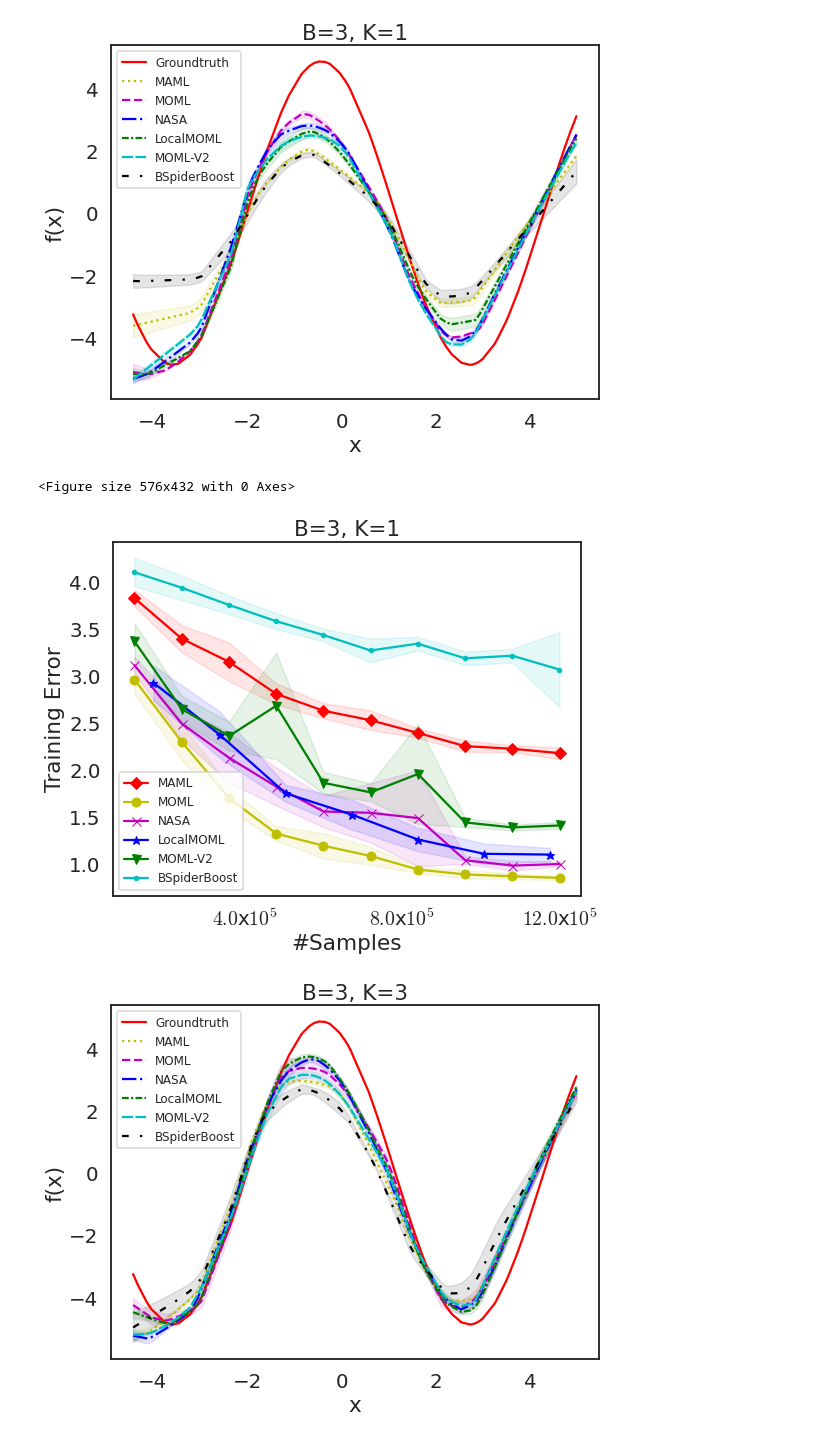
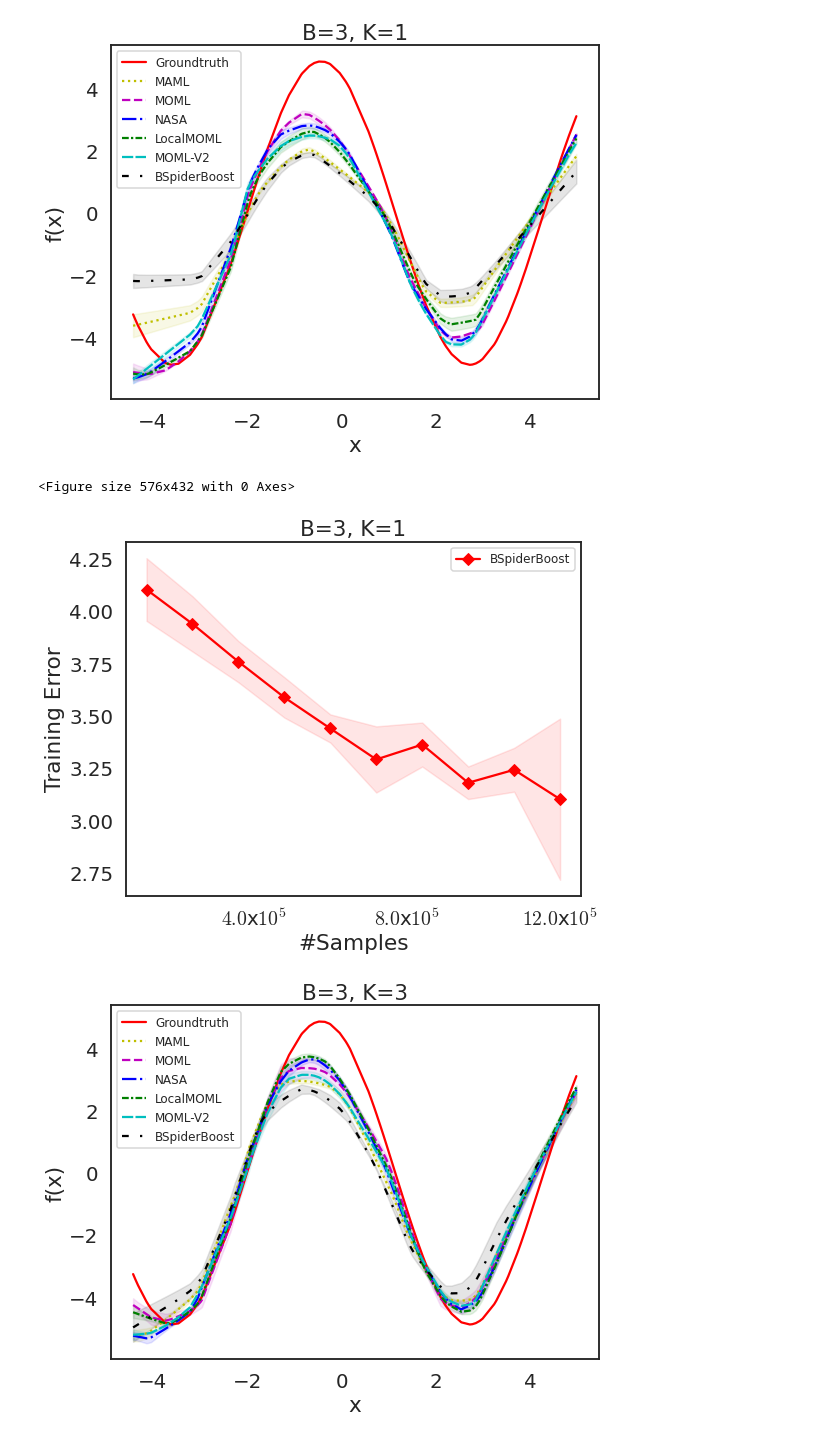
Before and after one commit to bokun-wang/moml, a Jupyter notebook: sinewave/plot_figs.ipynb, the cells around one changed output. Cells and saved outputs as stored; diff of their text form; code cells hidden in the pictures.

```diff
--- a/sinewave/plot_figs.ipynb
+++ b/sinewave/plot_figs.ipynb
@@ -50,7 +50,7 @@ plt.savefig('./figures/task_' + str(selected_task) + '-' + str(B_tasks) + '-' +
 # %% [output]
 [figure]
 # %%
-algorithms = ['MAML', 'MOML', 'NASA', 'LocalMOML', 'MOML-V2', 'BSpiderBoost']
+algorithms = ['BSpiderBoost']
 plt.figure(1).clf()
 f1, ax1 = plt.subplots()
 vis_time = 10
@@ -59,34 +59,34 @@ markers = ['D', 'o', 'x', '*', 'v', '.', '^']
 for alg_idx, alg in enumerate(algorithms):
     file_name = './results/{}_{}_traces.npz'.format(alg, 1)
     meta_data = np.load(file_name)
     avg_tr_loss = meta_data['avg_tr_loss']
     std_tr_loss = meta_data['std_tr_loss']
 
     plt.plot(np.array(meta_data['avg_tr_samples']), avg_tr_loss,
             markevery=max(1, len(avg_tr_loss) // vis_time),
              marker=markers[alg_idx], label=alg, color=colors[alg_idx])
     tr_loss_upper = avg_tr_loss + std_tr_loss
     tr_loss_lower = avg_tr_loss - std_tr_loss
     plt.fill_between(np.array(meta_data['avg_tr_samples']), tr_loss_upper, tr_loss_lower, alpha=0.1,
                  color=colors[alg_idx])
 
 def formatnum(x, pos):
     return '$%.1f$x$10^{5}$' % (x / 10000)
 
 plt.tight_layout()
 plt.legend(prop={'size': 12})
 plt.title('B={0}, K={1}'.format(str(B_tasks), 1))
 formatter = FuncFormatter(formatnum)
 ax1.xaxis.set_major_formatter(formatter)
 new_ticks = ax1.get_xticks()[::2]
 ax1.set_xticks(new_ticks[1:])
 plt.ylabel('Training Error')
 plt.ticklabel_format(axis='x')
 plt.xlabel('#Samples')
 plt.savefig('./figures/' + str(B_tasks) + '-' + str(N_tasks) + '_tasks_' + str(1) + '_shots.pdf', dpi=300, bbox_inches='tight')
 # %% [output]
 <Figure size 576x432 with 0 Axes>
-[figure, old version]
+[figure, new version]
 # %%
 algorithms = ['MAML', 'MOML', 'NASA', 'LocalMOML', 'MOML-V2', 'BSpiderBoost']
 selected_task = 4      # show the plot of 1 test task
```
Also changed, not shown: parts of 2 cells of this notebook, 8 other files.
